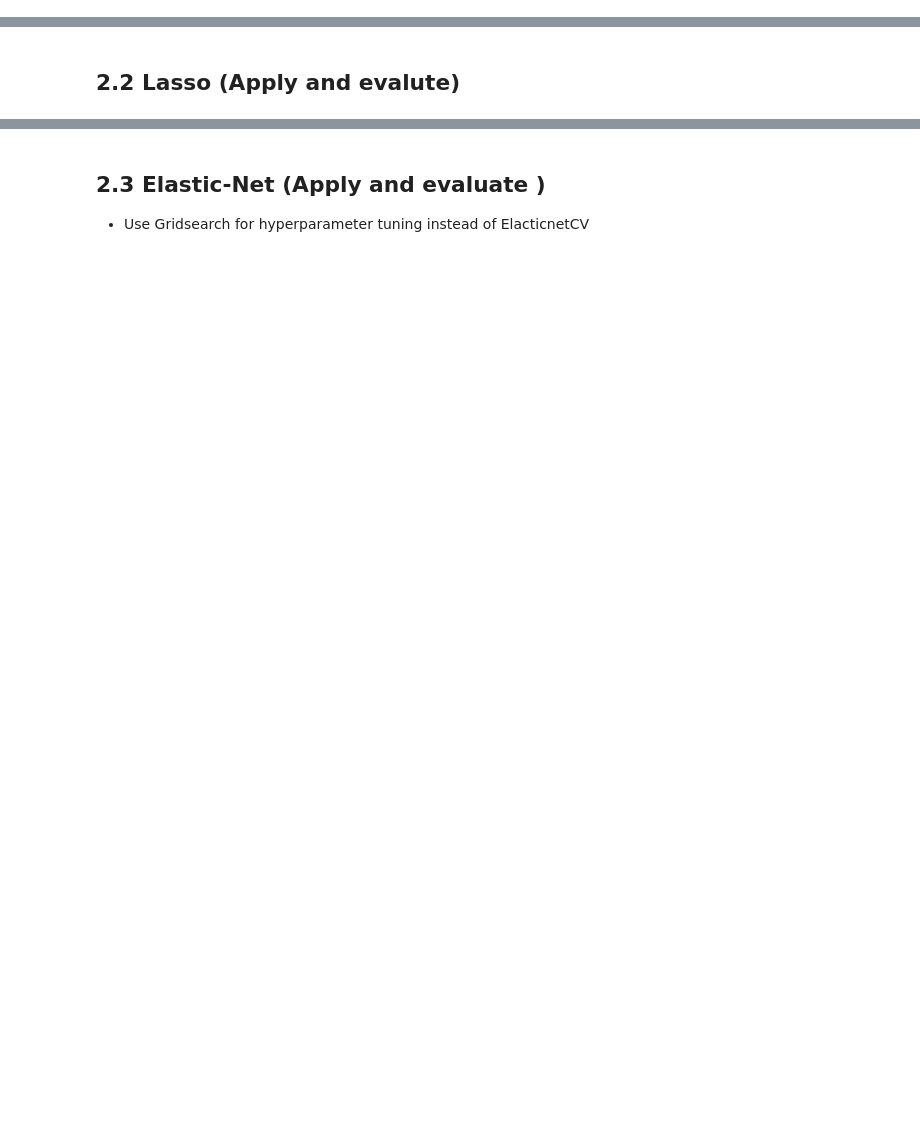
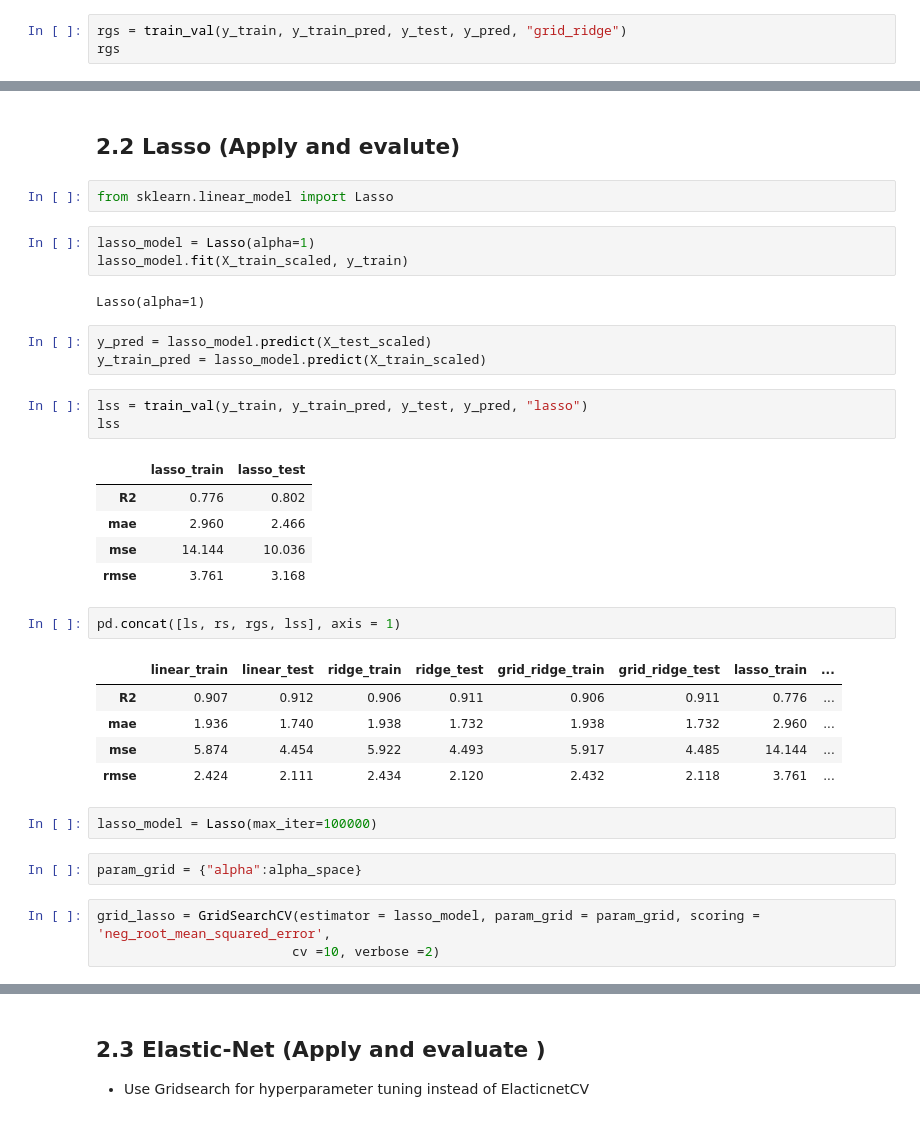
Before and after one commit to bugeki/workshops, a Jupyter notebook: cement_slump_notebook.ipynb, the cells around one changed output, grey strips where cells are left out. Drawn from its saved outputs; the diff is of its cells as text; blank space fills up the shorter version.

```diff
--- a/cement_slump_notebook.ipynb
+++ b/cement_slump_notebook.ipynb
@@ -399,0 +516,3 @@ comparing
+# %%
+rgs = train_val(y_train, y_train_pred, y_test, y_pred, "grid_ridge")
+rgs
@@ -400,2 +533,36 @@ comparing
 # %% [markdown]
 ## 2.2 Lasso (Apply and evalute)
+# %%
+from sklearn.linear_model import Lasso
+# %%
+lasso_model = Lasso(alpha=1)
+lasso_model.fit(X_train_scaled, y_train)
+# %% [output]
+Lasso(alpha=1)
+# %%
+y_pred = lasso_model.predict(X_test_scaled)
+y_train_pred = lasso_model.predict(X_train_scaled)
+# %%
+lss = train_val(y_train, y_train_pred, y_test, y_pred, "lasso")
+lss
+# %% [output]
+|  | lasso_train | lasso_test |
+| R2 | 0.776 | 0.802 |
+| mae | 2.960 | 2.466 |
+| mse | 14.144 | 10.036 |
+| rmse | 3.761 | 3.168 |
+# %%
+pd.concat([ls, rs, rgs, lss], axis = 1)
+# %% [output]
+|  | linear_train | linear_test | ridge_train | ridge_test | grid_ridge_train | grid_ridge_test | lasso_train | ... |
+| R2 | 0.907 | 0.912 | 0.906 | 0.911 | 0.906 | 0.911 | 0.776 | ... |
+| mae | 1.936 | 1.740 | 1.938 | 1.732 | 1.938 | 1.732 | 2.960 | ... |
+| mse | 5.874 | 4.454 | 5.922 | 4.493 | 5.917 | 4.485 | 14.144 | ... |
+| rmse | 2.424 | 2.111 | 2.434 | 2.120 | 2.432 | 2.118 | 3.761 | ... |
+# %%
+lasso_model = Lasso(max_iter=100000)
+# %%
+param_grid = {"alpha":alpha_space}
+# %%
+grid_lasso = GridSearchCV(estimator = lasso_model, param_grid = param_grid, scoring = 'neg_root_mean_squared_error',
+                         cv =10, verbose =2)
```
Also changed, not shown: parts of 41 cells of this notebook.
